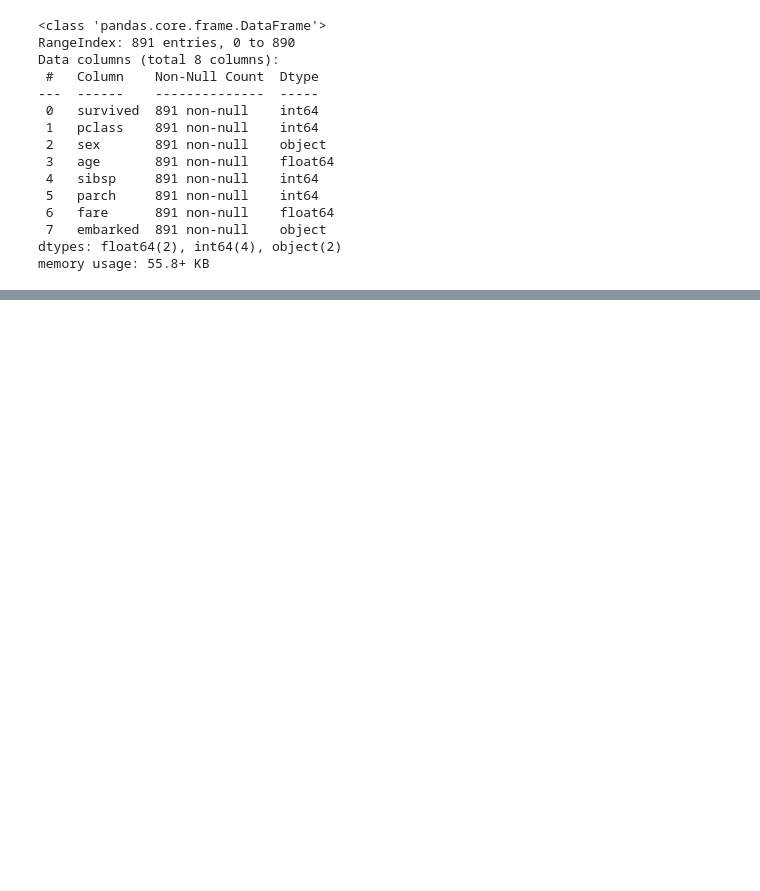
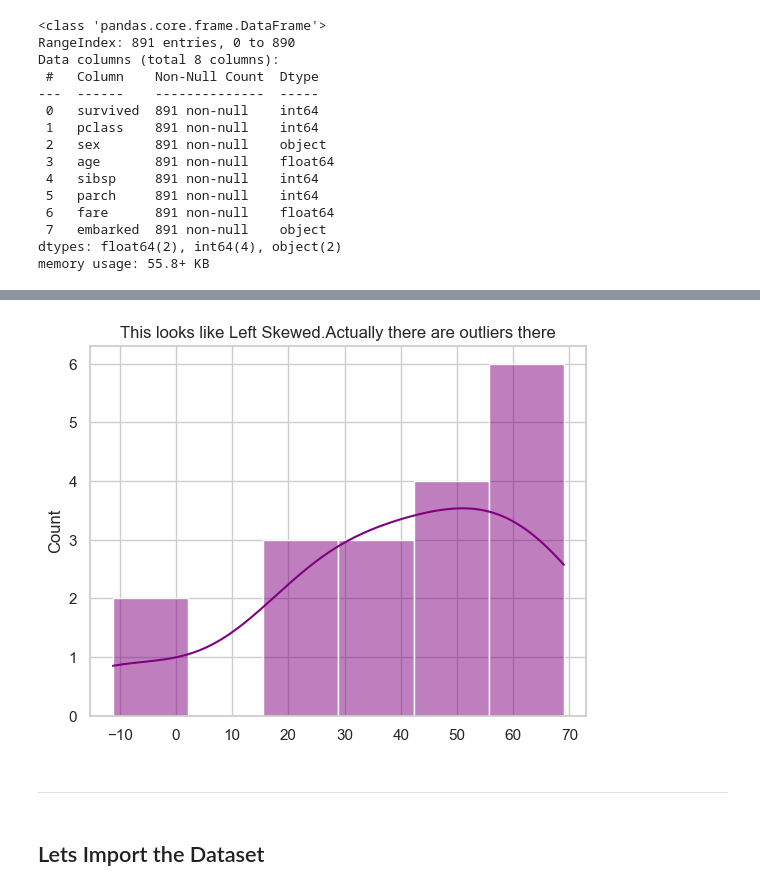
Before and after one commit to rashmiKumari03/Statistics_practical_FSDM_rev, a Jupyter notebook: Statistics_Practical_.ipynb, the cells around one changed output, grey strips where cells are left out. Cells and saved outputs as stored; diff of their text form; code cells hidden in the pictures; blank space fills up the shorter version.

```diff
--- a/Statistics_Practical_.ipynb
+++ b/Statistics_Practical_.ipynb
@@ -1048,0 +1137,6 @@ memory usage: 55.8+ KB
+# %%
+data_left_skewed = data_1.copy()
+# %%
+# Lets create a left skewed data....
+data_left_skewed.insert(0,-10)
+data_left_skewed.insert(1,-11.2)
@@ -1048,0 +1147,10 @@ memory usage: 55.8+ KB
+# %%
+sns.histplot(data_left_skewed,kde=True,color='purple')
+plt.title("This looks like Left Skewed.Actually there are outliers there")
+plt.show()
+# %% [output]
+[figure, added]
+# %% [markdown]
+------------------------------------------------------------
+# %% [markdown]
+## Lets Import the Dataset
```
Also changed, not shown: parts of 44 cells of this notebook.
